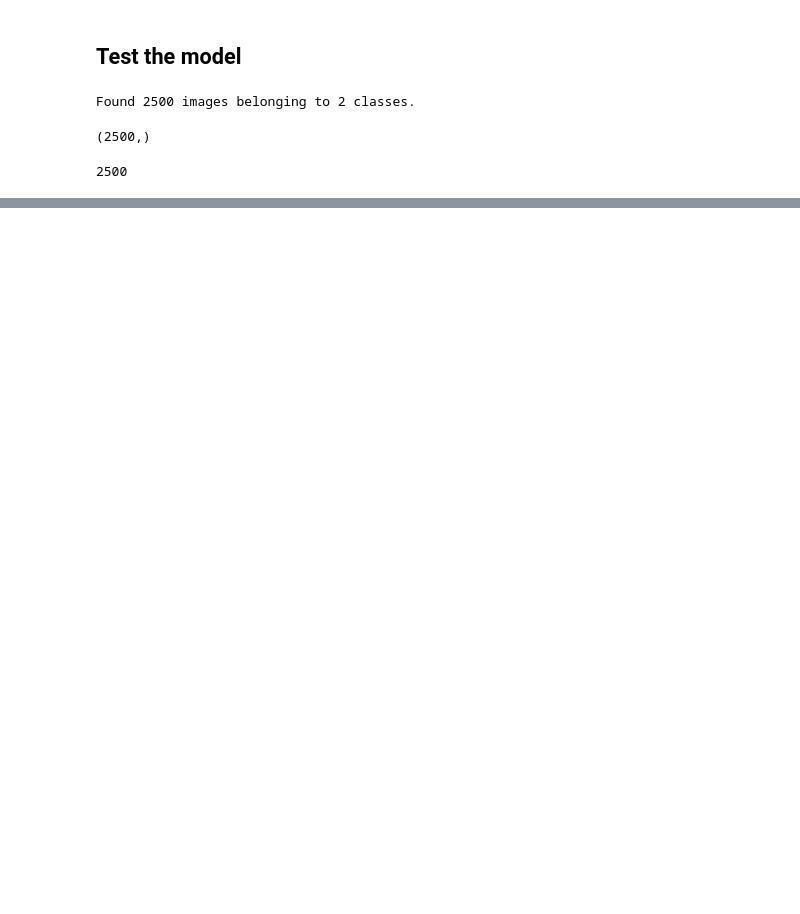
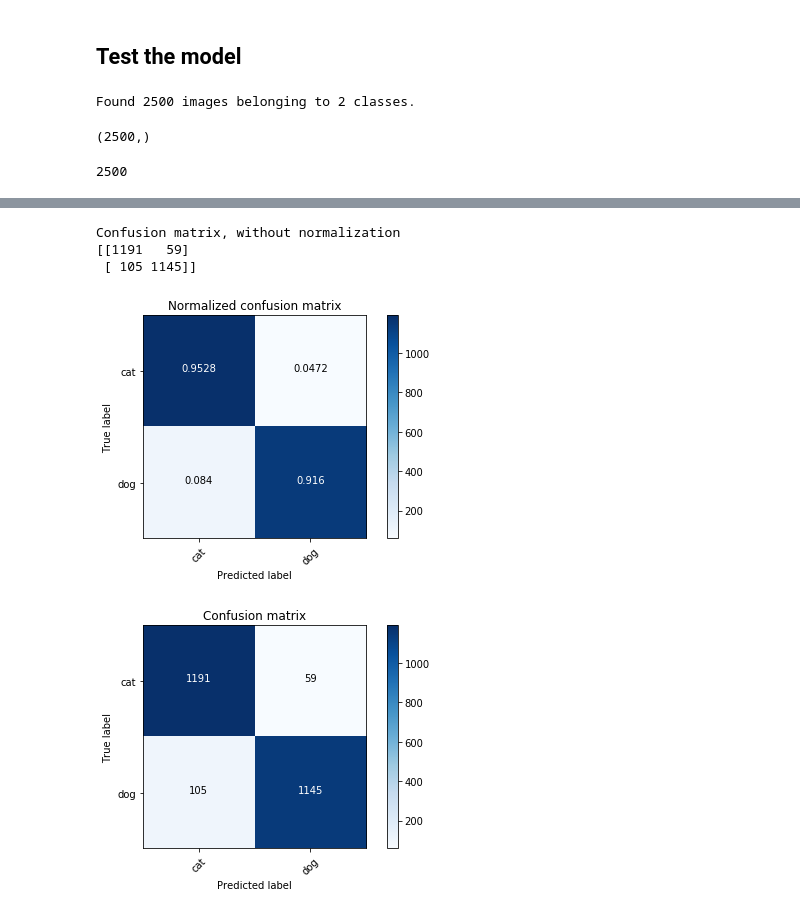
Before and after one commit to gabrielrezzonico/dogsandcats, a Jupyter notebook: notebooks/02 - Simple CNN.ipynb, the cells around one changed output, grey strips where cells are left out. Cells and saved outputs as stored; diff of their text form; code cells hidden in the pictures; blank space fills up the shorter version.

```diff
--- a/notebooks/02 - Simple CNN.ipynb
+++ b/notebooks/02 - Simple CNN.ipynb
@@ -339,0 +391,17 @@ array([ 0.97044152,  0.02955854])
+# %%
+import itertools
+from sklearn.metrics import confusion_matrix
+
+class_names = ['cat', 'dog']
+cnf_matrix = confusion_matrix(true_values, predictions)
+# Plot normalized confusion matrix
+plt.figure()
+plot_confusion_matrix(cnf_matrix, classes=class_names,
+                      title='Confusion matrix')
+plt.show()
+# %% [output]
+Confusion matrix, without normalization
+[[1191   59]
+ [ 105 1145]]
+[figure, added]
+[figure, added]
```
Also changed, not shown: parts of 20 cells of this notebook, 3 other files.
